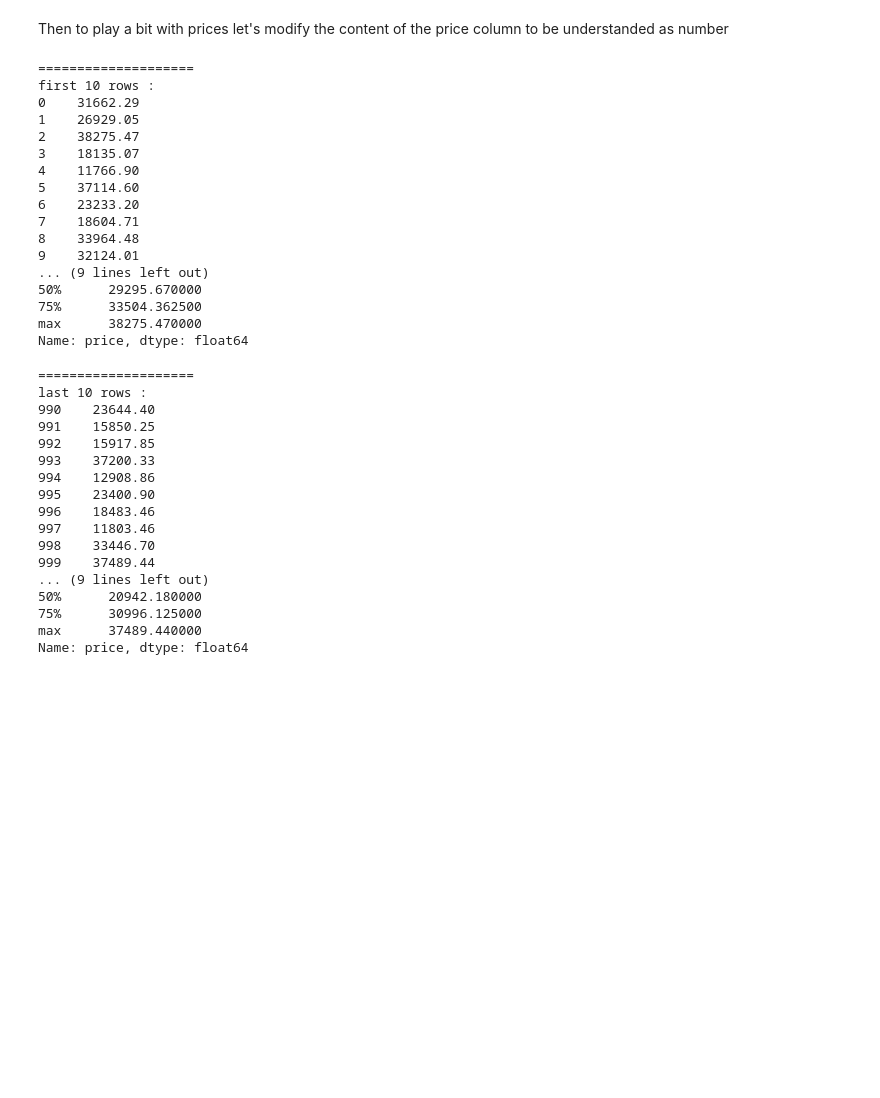
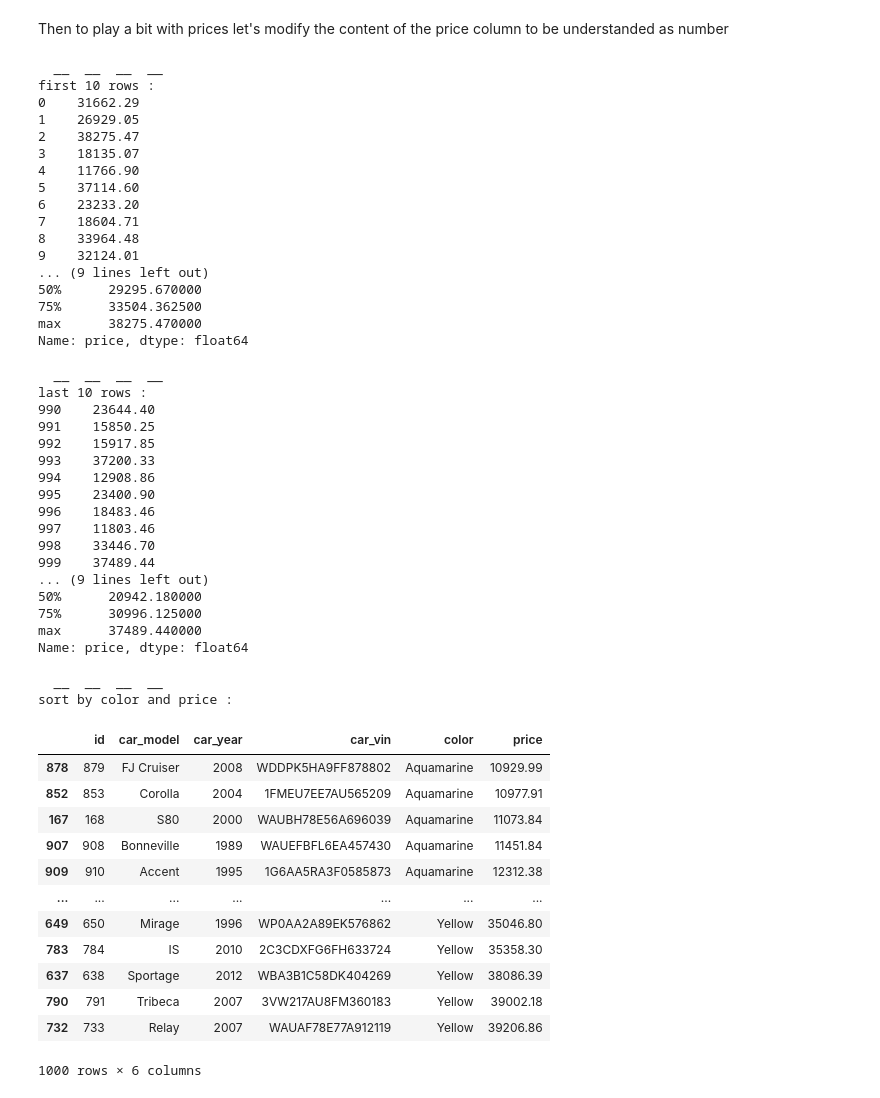
Before and after one commit to VictorGirard/ComputerTech, a Jupyter notebook: WEEK_4/Week4_exercise.ipynb, the cells around one changed output. Drawn from its saved outputs; the diff is of its cells as text; code cells hidden in the pictures; blank space fills up the shorter version.

```diff
--- a/WEEK_4/Week4_exercise.ipynb
+++ b/WEEK_4/Week4_exercise.ipynb
@@ -94,15 +95,15 @@ Then to play a bit with prices let's modify the content of the price column to b
 # %%
 data[data.columns[5:]]= data[data.columns[5:]].apply(lambda prx : prx.str.replace(',','.')).apply(lambda prx: prx.str.replace('€','')).astype(float)
 # %%
-print("====================")
+print("  __  __  __  __  ")
 print("first 10 rows : ")
 print(data.iloc[0:10,5]) #select the price column of the 10 first rows
 print("Total : ",data.iloc[0:10,5].sum())
-print("====================")
+print("  __  __  __  __  ")
 print("more info : ")
 print(data.iloc[0:10,5].describe())
 # %% [output]
-====================
+  __  __  __  __
 first 10 rows :
 0    31662.29
 1    26929.05
@@ -120,16 +121,16 @@ first 10 rows :
 max      38275.470000
 Name: price, dtype: float64
 # %%
-print("====================")
+print("  __  __  __  __  ")
 print("last 10 rows : ")
 last_rows = data.iloc[nb_row - 10: nb_row,5]
 print(last_rows)
 print("Total : ",last_rows.sum())
-print("====================")
+print("  __  __  __  __  ")
 print("more info : ")
 print(last_rows.describe())
 # %% [output]
-====================
+  __  __  __  __
 last 10 rows :
 990    23644.40
 991    15850.25
@@ -146,3 +147,23 @@ last 10 rows :
 75%      30996.125000
 max      37489.440000
 Name: price, dtype: float64
+# %%
+print("  __  __  __  __  ")
+print("sort by color and price : ")
+data.sort_values(by=["color","price"])
+# %% [output]
+  __  __  __  __
+sort by color and price :
+|  | id | car_model | car_year | car_vin | color | price |
+| 878 | 879 | FJ Cruiser | 2008 | WDDPK5HA9FF878802 | Aquamarine | 10929.99 |
+| 852 | 853 | Corolla | 2004 | 1FMEU7EE7AU565209 | Aquamarine | 10977.91 |
+| 167 | 168 | S80 | 2000 | WAUBH78E56A696039 | Aquamarine | 11073.84 |
+| 907 | 908 | Bonneville | 1989 | WAUEFBFL6EA457430 | Aquamarine | 11451.84 |
+| 909 | 910 | Accent | 1995 | 1G6AA5RA3F0585873 | Aquamarine | 12312.38 |
+| ... | ... | ... | ... | ... | ... | ... |
+| 649 | 650 | Mirage | 1996 | WP0AA2A89EK576862 | Yellow | 35046.80 |
+| 783 | 784 | IS | 2010 | 2C3CDXFG6FH633724 | Yellow | 35358.30 |
+| 637 | 638 | Sportage | 2012 | WBA3B1C58DK404269 | Yellow | 38086.39 |
+| 790 | 791 | Tribeca | 2007 | 3VW217AU8FM360183 | Yellow | 39002.18 |
+| 732 | 733 | Relay | 2007 | WAUAF78E77A912119 | Yellow | 39206.86 |
+1000 rows × 6 columns
```
Also changed, not shown: parts of 4 cells of this notebook.
